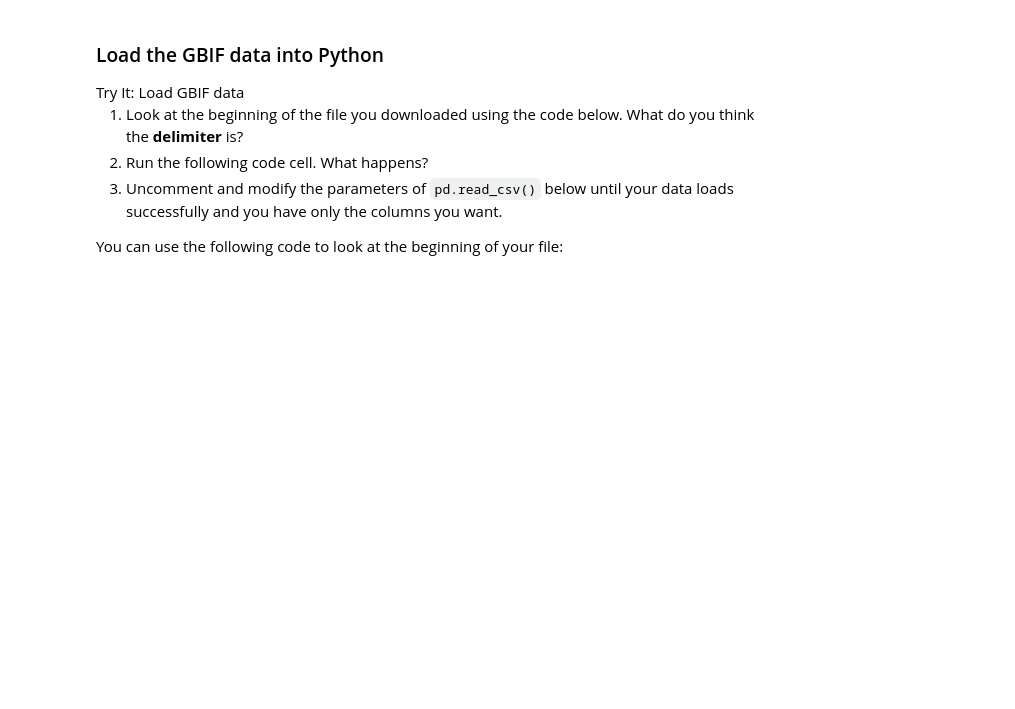
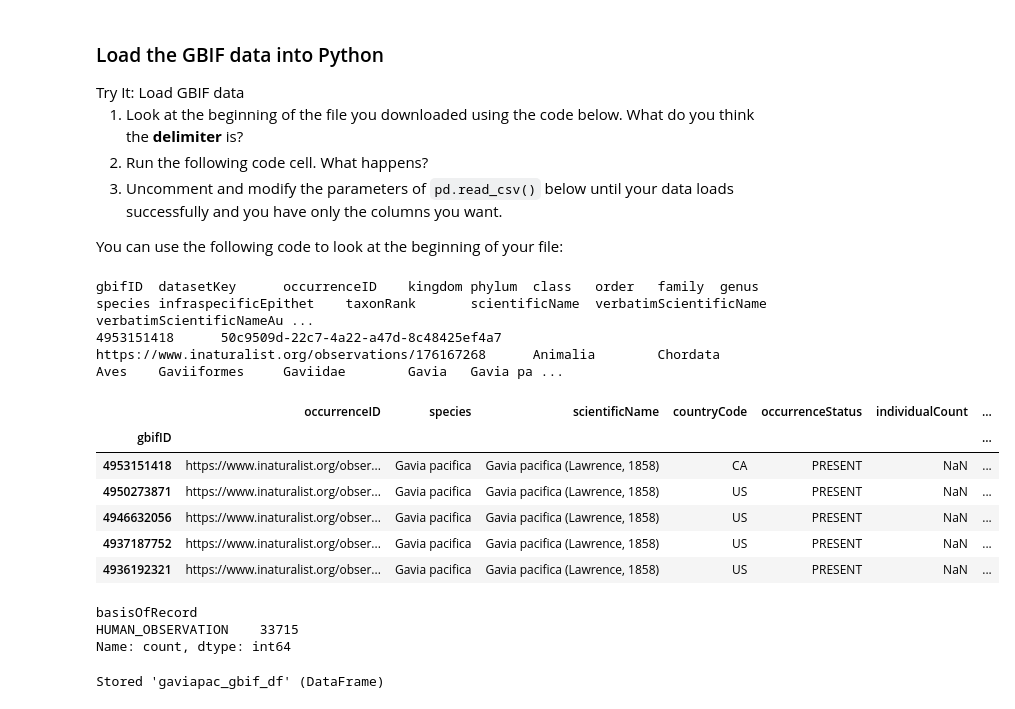
Before and after one commit to earthlab-education/foundations-of-earth-analytics-2024-species-distribution-coding-challenge-fundamentals-03-species-di, a Jupyter notebook: notebooks/species-distribution-98-download.ipynb, the cells around one changed output. Cells and saved outputs as stored; diff of their text form; code cells hidden in the pictures; blank space fills up the shorter version.

```diff
--- a/notebooks/species-distribution-98-download.ipynb
+++ b/notebooks/species-distribution-98-download.ipynb
@@ -204,0 +214,5 @@ gbif_path = glob(gbif_pattern)[0]
+# %%
+gbif_pattern = os.path.join(gbif_dir, '*.csv')
+# Find the extracted .csv file path (take the first result)
+gbif_path = glob(gbif_pattern)[0]
+gbif_path
@@ -217,12 +233,38 @@ you want.</li>
 You can use the following code to look at the beginning of your file:
 # %%
 !head -n 2 $gbif_path
+# %% [output]
+gbifID  datasetKey      occurrenceID    kingdom phylum  class   order   family  genus   species infraspecificEpithet    taxonRank       scientificName  verbatimScientificName  verbatimScientificNameAu ...
+4953151418      50c9509d-22c7-4a22-a47d-8c48425ef4a7    https://www.inaturalist.org/observations/176167268      Animalia        Chordata        Aves    Gaviiformes     Gaviidae        Gavia   Gavia pa ...
 # %%
 # Load the GBIF data
-gbif_df = pd.read_csv(
+gaviapac_gbif_df = pd.read_csv(
     gbif_path,
-    #delimiter='',
-    #index_col='',
-    #usecols=[]
-)
-gbif_df.head()
+    sep='\t',
+    index_col='gbifID',
+    header='infer',
+    usecols=['gbifID', 'occurrenceID', 'species', 'scientificName',
+             'countryCode', 'occurrenceStatus', 'individualCount',
+             'decimalLatitude', 'decimalLongitude', 'month', 'year',
+             'speciesKey', 'basisOfRecord']
+    )
+gaviapac_gbif_df.head()
+# %% [output]
+|  | occurrenceID | species | scientificName | countryCode | occurrenceStatus | individualCount | ... |
+| gbifID |  |  |  |  |  |  | ... |
+| 4953151418 | https://www.inaturalist.org/obser... | Gavia pacifica | Gavia pacifica (Lawrence, 1858) | CA | PRESENT | NaN | ... |
+| 4950273871 | https://www.inaturalist.org/obser... | Gavia pacifica | Gavia pacifica (Lawrence, 1858) | US | PRESENT | NaN | ... |
+| 4946632056 | https://www.inaturalist.org/obser... | Gavia pacifica | Gavia pacifica (Lawrence, 1858) | US | PRESENT | NaN | ... |
+| 4937187752 | https://www.inaturalist.org/obser... | Gavia pacifica | Gavia pacifica (Lawrence, 1858) | US | PRESENT | NaN | ... |
+| 4936192321 | https://www.inaturalist.org/obser... | Gavia pacifica | Gavia pacifica (Lawrence, 1858) | US | PRESENT | NaN | ... |
+# %%
+basisOfRecord_table = gaviapac_gbif_df['basisOfRecord'].value_counts()
+print(basisOfRecord_table)
+# %% [output]
+basisOfRecord
+HUMAN_OBSERVATION    33715
+Name: count, dtype: int64
+# %%
+%store gaviapac_gbif_df
+# %% [output]
+Stored 'gaviapac_gbif_df' (DataFrame)
```
Also changed, not shown: parts of 7 cells of this notebook, 2 other files.
